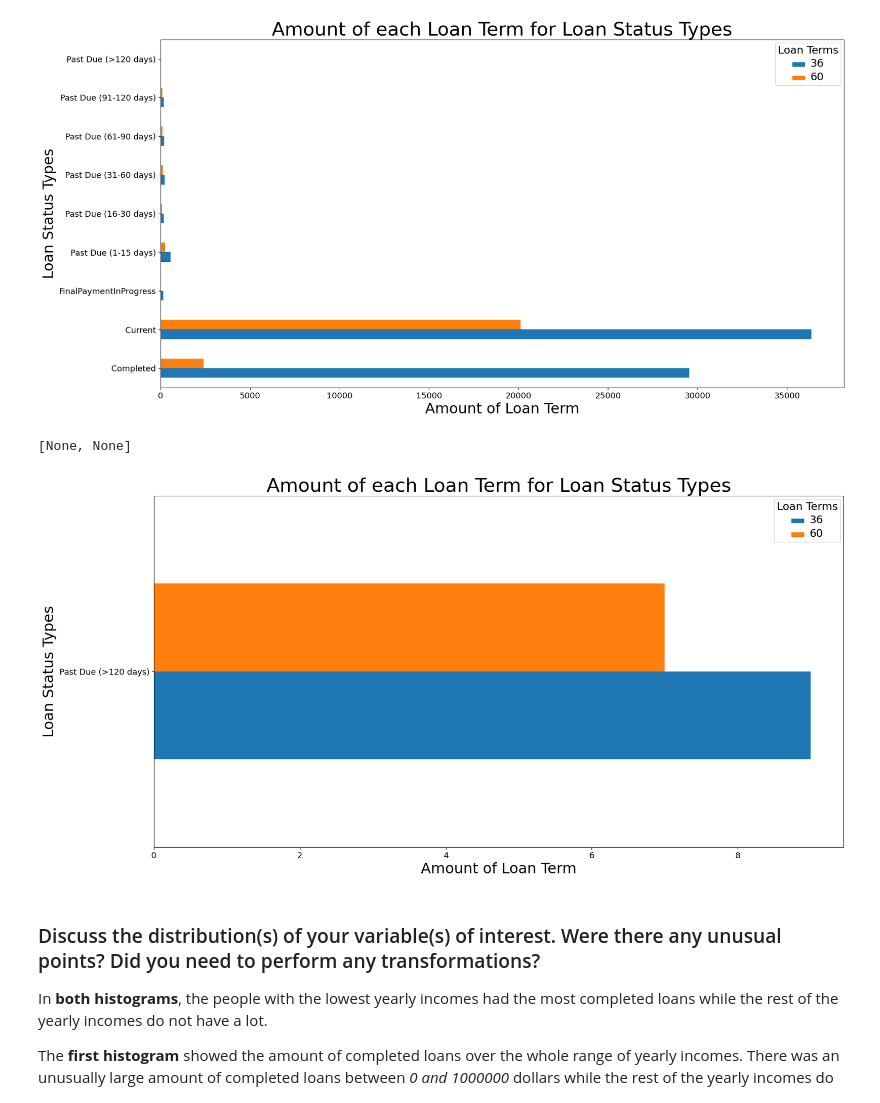
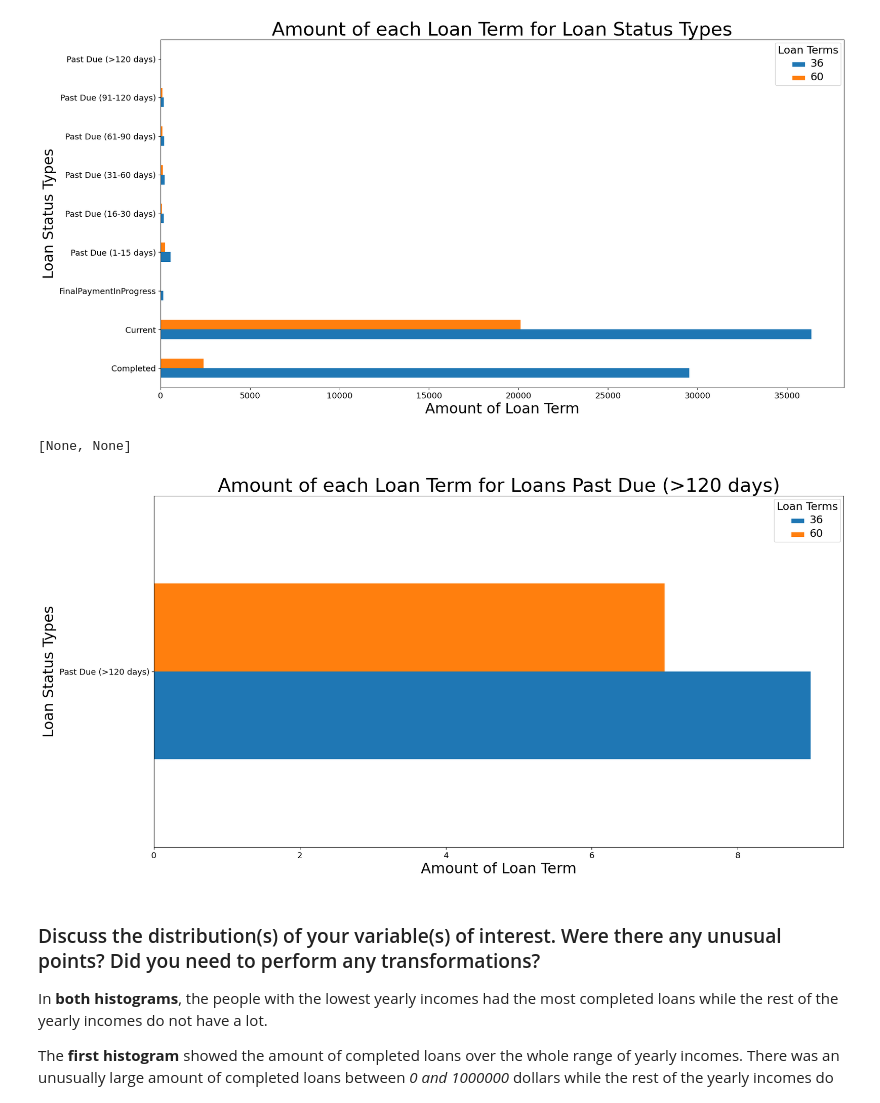
Before and after one commit to jwGitHub9860/Communicate_Data_Findings, a Jupyter notebook: Part_I_exploration_template.ipynb, the cells around one changed output. Cells and saved outputs as stored; diff of their text form; code cells hidden in the pictures.

```diff
--- a/Part_I_exploration_template.ipynb
+++ b/Part_I_exploration_template.ipynb
@@ -256,32 +256,32 @@ plt.setp(legend.get_texts(), size='17') # Must Be SEPARATE From AND BELOW Code F
 # %%
 # Code for creating Horizontal Count Plot with "Past Due (>120 days)" Loan Status Type & ALL Loan Terms to Better Show results of "Past Due (>120 days)" Loan Status Type
 
 # drops all rows, except for row, "Past Due (>120 days)", in dataframe for 2nd Horizontal Count Plot
 df_past_due_120_days_loan_status_and_loan_terms_pivot = df_loan_status_and_loan_terms_pivot.drop(['Completed', 'Current', 'FinalPaymentInProgress', 'Past Due (1-15 days)', 'Past Due (16-30 days)', 'Past Due (31-60 days)', 'Past Due (61-90 days)', 'Past Due (91-120 days)'])
 
 # creates & displays Horizontal Count Plot
 past_due_120_days_loan_status_and_loan_term_bar_chart = df_past_due_120_days_loan_status_and_loan_terms_pivot.plot.barh(figsize=(19.5,10), rot=0, fontsize=13) # Bar Chart is Horizontal, so ALL Labels can be read
 
 # adds x-axis label to Horizontal Count Plot
 plt.xlabel('Amount of Loan Term', fontsize=23) # Must Be SEPARATE From AND BELOW Code For Scatterplot to SPECIFY X-LABEL SIZE
 
 # adds y-axis label to Horizontal Count Plot
 plt.ylabel('Loan Status Types', fontsize=23) # Must Be SEPARATE From AND BELOW Code For Scatterplot to SPECIFY Y-LABEL SIZE
 
 # adds title to Horizontal Count Plot
-plt.title('Amount of each Loan Term for Loan Status Types', fontsize=30) # Must Be SEPARATE From AND BELOW Code For Scatterplot to SPECIFY TITLE SIZE
+plt.title('Amount of each Loan Term for Loans Past Due (>120 days)', fontsize=30) # Must Be SEPARATE From AND BELOW Code For Scatterplot to SPECIFY TITLE SIZE
 
 # obtains Legend Object
 legend = past_due_120_days_loan_status_and_loan_term_bar_chart.get_legend() # MUST OBTAIN LEGEND OBJECT TO SPECIFY LEGEND TITLE
 
 # specifies Legend Title
 legend.set_title(title='Loan Terms', prop={'size': 17}) # Must Be Specified BEFORE Label or Title Will NOT Be Displayed At Correct Size
 
 # specifies Legend Label Size
 plt.setp(legend.get_texts(), size='17') # Must Be SEPARATE From AND BELOW Code For Scatterplot to SPECIFY TITLE SIZE
 # %% [output]
 [None, None]
-[figure, old version]
+[figure, new version]
 # %% [markdown]
 ### Discuss the distribution(s) of your variable(s) of interest. Were there any unusual points? Did you need to perform any transformations?
 
```
Also changed, not shown: parts of 2 cells of this notebook.
